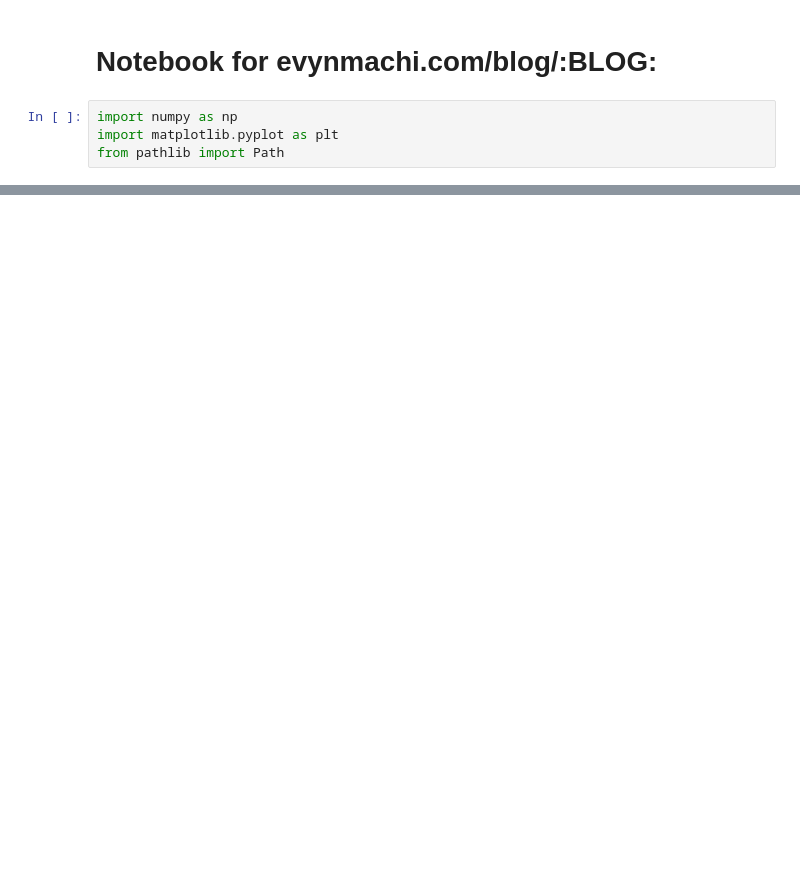
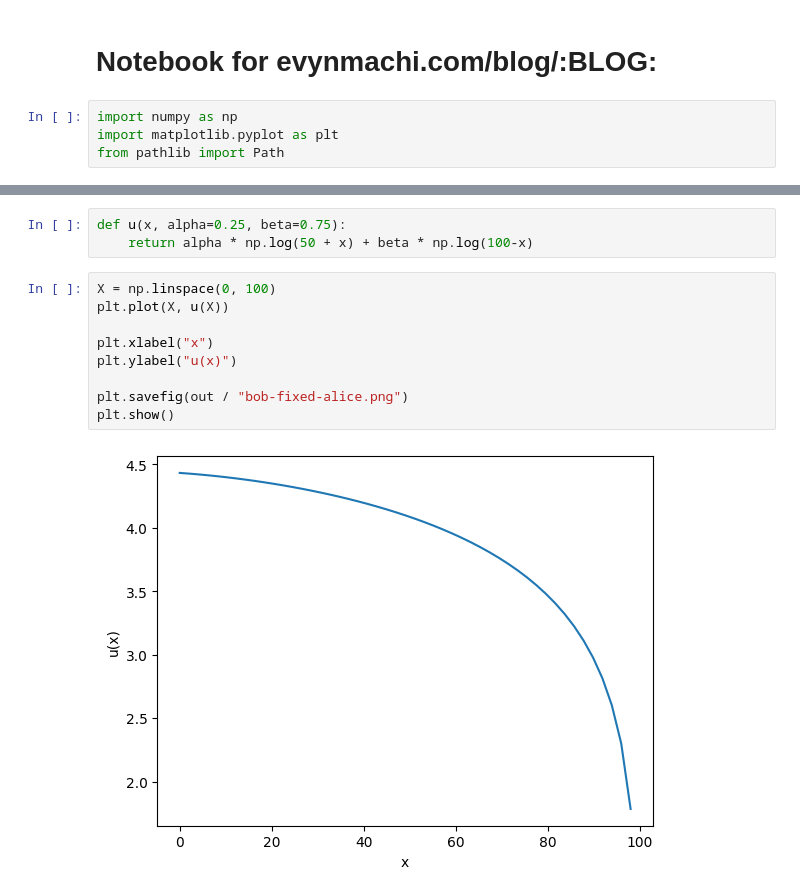
Before and after one commit to SirRender00/notebooks, a Jupyter notebook: notebooks/cooperation-selfishness-1/cooperation-selfishness-1.ipynb, the cells around one changed output, grey strips where cells are left out. Drawn from its saved outputs; the diff is of its cells as text; blank space fills up the shorter version.

```diff
--- a/notebooks/cooperation-selfishness-1/cooperation-selfishness-1.ipynb
+++ b/notebooks/cooperation-selfishness-1/cooperation-selfishness-1.ipynb
@@ -16,0 +52,14 @@ plt.show()
+# %%
+def u(x, alpha=0.25, beta=0.75):
+    return alpha * np.log(50 + x) + beta * np.log(100-x)
+# %%
+X = np.linspace(0, 100)
+plt.plot(X, u(X))
+
+plt.xlabel("x")
+plt.ylabel("u(x)")
+
+plt.savefig(out / "bob-fixed-alice.png")
+plt.show()
+# %% [output]
+[figure, added]
```
Also changed, not shown: parts of 7 cells of this notebook, 4 other files.
